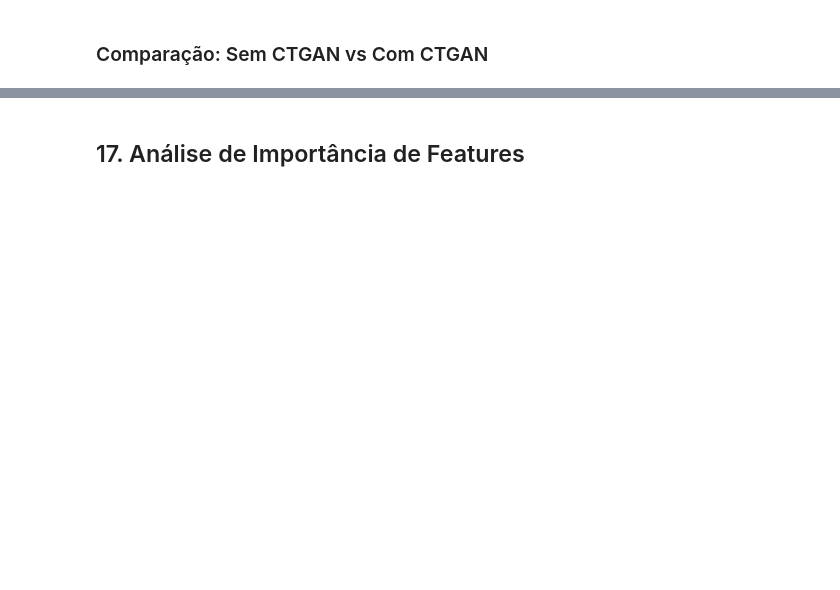
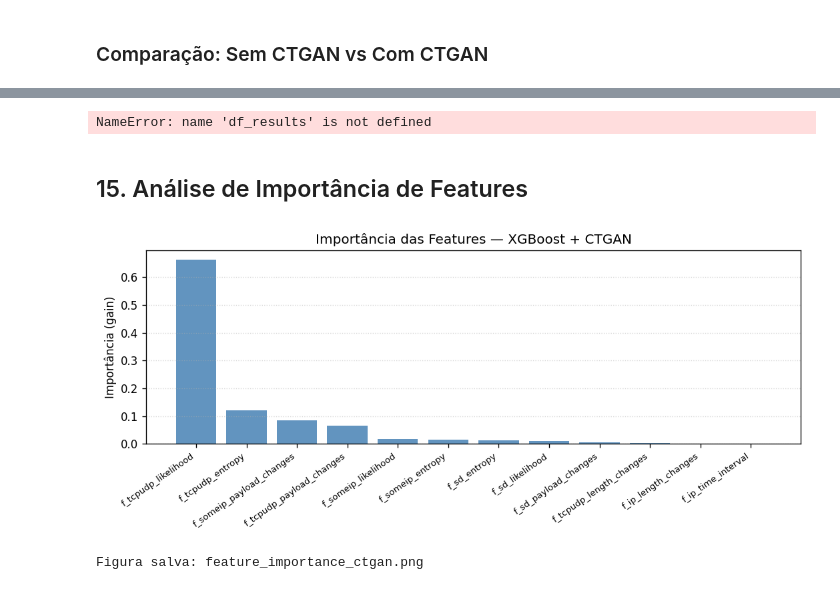
Before and after one commit to GuilhermeFrick/SDV_Research, a Jupyter notebook: experiments/notebooks/01_reproducao_kim2026.ipynb, the cells around one changed output, grey strips where cells are left out. Drawn from its saved outputs; the diff is of its cells as text; code cells hidden in the pictures; blank space fills up the shorter version.

Commit message:
cchange: retreinando ctgan

```diff
--- a/experiments/notebooks/01_reproducao_kim2026.ipynb
+++ b/experiments/notebooks/01_reproducao_kim2026.ipynb
@@ -758,8 +780,0 @@ print(f'  Ataque: {n_tvae_attack:>9,}  ({n_tvae_attack/len(X_train_tvae)*100:.1f
-# %%
-model_tvae = xgb.XGBClassifier(**XGBOOST_PARAMS)
-
-print('Retreinando XGBoost com dados TVAE...')
-t0 = time.time()
-model_tvae.fit(X_train_tvae, y_train_tvae, verbose=False)
-t_train_tvae = time.time() - t0
-print(f'Treino concluído em {t_train_tvae:.0f}s ({t_train_tvae/60:.1f} min)')
@@ -793,6 +780,0 @@ ax.legend(fontsize=8); plt.tight_layout(); plt.show()
-# %%
-print('Inferência no conjunto de teste (TVAE)...')
-t0 = time.time()
-y_prob_test_tvae = model_tvae.predict_proba(X_test)[:, 1]
-t_infer_test_tvae = time.time() - t0
-print(f'Inferência: {t_infer_test_tvae:.1f}s  ({t_infer_test_tvae/len(y_test)*1e6:.2f} µs/amostra)')
@@ -972,39 +958,48 @@ print(df_summary.to_string())
 # %%
 output = {
-    'xgboost_tvae':    {'imbalanced': metrics_imbal_tvae,  'balanced': metrics_bal_tvae},
-    'xgboost_ctgan':   {'imbalanced': metrics_imbal_ctgan, 'balanced': metrics_bal_ctgan},
-    'xgboost_baseline':{'imbalanced': metrics_imbal,       'balanced': metrics_bal},
-    'thresholds': {
-        'tvae':  float(best_threshold_tvae),
-        'ctgan': float(best_threshold_ctgan),
-        'base':  float(best_threshold),
-        'paper': 0.36,
+    'xgboost_ctgan': {
+        'imbalanced': metrics_imbal_ctgan,
+        'balanced':   metrics_bal_ctgan,
     },
-    'n_train': int(len(y_train)), 'n_train_aug': int(len(X_train_tvae)),
-    'n_test':  int(len(y_test)),
+    'xgboost_baseline': {
+        'imbalanced': metrics_imbal,
+        'balanced':   metrics_bal,
+    },
+    'optimal_threshold':          float(best_threshold_ctgan),
+    'optimal_threshold_no_ctgan': float(best_threshold),
+    'training_time_ctgan_s':      float(t_train_ctgan),
+    'training_time_no_ctgan_s':   float(t_train),
+    'inference_time_s':           float(t_infer_test_ctgan),
+    'n_train':     int(len(y_train)),
+    'n_train_aug': int(len(X_train_aug)),
+    'n_test':      int(len(y_test)),
     'feature_names': FEATURE_NAMES,
     'baseline_comparison': df_results[['precision','recall','f1','pr_auc','roc_auc']].to_dict(),
 }
+
 with open('metrics_summary.json', 'w') as f:
     json.dump(output, f, indent=2)
-print('Metricas salvas: metrics_summary.json')
+
+print('Métricas salvas: metrics_summary.json')
+# %% [output]
+NameError: name 'df_results' is not defined
 # %% [markdown]
-## 17. Análise de Importância de Features
+## 15. Análise de Importância de Features
 # %%
-fig, axes = plt.subplots(1, 3, figsize=(15, 4))
-models_fi = [('XGB sem aug', model), ('XGB+CTGAN', model_ctgan), ('XGB+TVAE', model_tvae)]
+importance = model_ctgan.feature_importances_
+idx_sorted = np.argsort(importance)[::-1]
 
-for ax, (label, mdl) in zip(axes, models_fi):
-    imp = mdl.feature_importances_
-    idx = np.argsort(imp)[::-1]
-    ax.bar(range(len(imp)), imp[idx], color='steelblue', alpha=0.85)
-    ax.set_xticks(range(len(imp)))
-    ax.set_xticklabels([FEATURE_NAMES[i] for i in idx], rotation=40, ha='right', fontsize=7)
-    ax.set_title(f'Feature Importance\n{label}', fontsize=9)
-    ax.set_ylabel('Gain')
-    ax.grid(axis='y', linestyle=':', alpha=0.5)
-
+fig, ax = plt.subplots(figsize=(9, 4))
+ax.bar(range(len(importance)), importance[idx_sorted], color='steelblue', alpha=0.85)
+ax.set_xticks(range(len(importance)))
+ax.set_xticklabels([FEATURE_NAMES[i] for i in idx_sorted], rotation=35, ha='right', fontsize=8)
+ax.set_ylabel('Importância (gain)')
+ax.set_title('Importância das Features — XGBoost + CTGAN')
+ax.grid(axis='y', linestyle=':', alpha=0.5)
 plt.tight_layout()
-plt.savefig('feature_importance_comparison.png', bbox_inches='tight')
+plt.savefig('feature_importance_ctgan.png', bbox_inches='tight')
 plt.show()
-print('Figura salva: feature_importance_comparison.png')
+print('Figura salva: feature_importance_ctgan.png')
+# %% [output]
+[figure, added]
+Figura salva: feature_importance_ctgan.png
```
Also changed, not shown: parts of 41 cells of this notebook.
